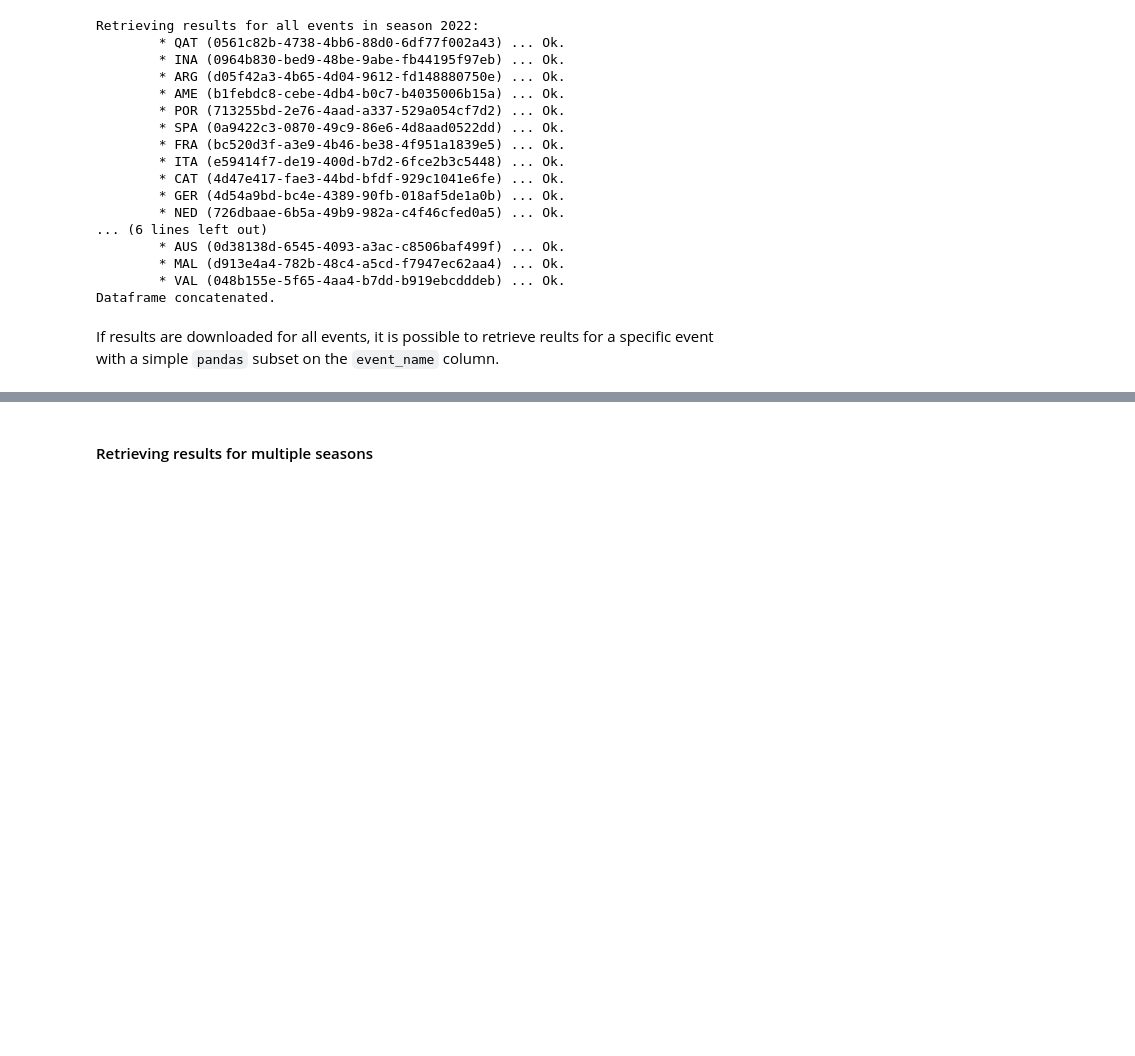
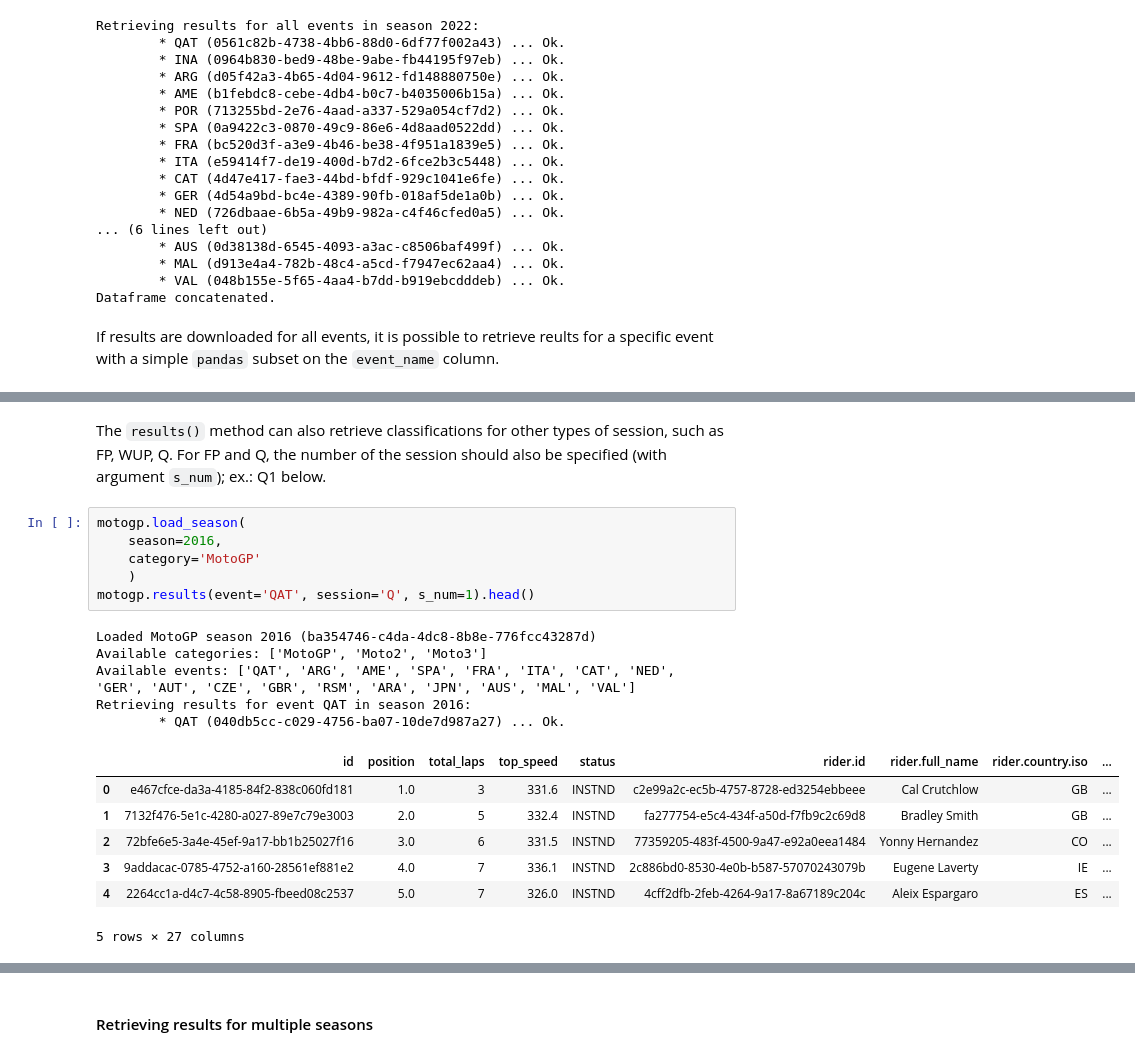
Before and after one commit to antobzzll/motogpdata, a Jupyter notebook: example.ipynb, the cells around one changed output, grey strips where cells are left out. Drawn from its saved outputs; the diff is of its cells as text; blank space fills up the shorter version.

```diff
--- a/example.ipynb
+++ b/example.ipynb
@@ -97,0 +90,21 @@ season_results[season_results['event_name'] == 'QAT']
+# %% [markdown]
+The `results()` method can also retrieve classifications for other types of session, such as FP, WUP, Q. For FP and Q, the number of the session should also be specified (with argument `s_num`); ex.: Q1 below.
+# %%
+motogp.load_season(
+    season=2016,
+    category='MotoGP'
+    )
+motogp.results(event='QAT', session='Q', s_num=1).head()
+# %% [output]
+Loaded MotoGP season 2016 (ba354746-c4da-4dc8-8b8e-776fcc43287d)
+Available categories: ['MotoGP', 'Moto2', 'Moto3']
+Available events: ['QAT', 'ARG', 'AME', 'SPA', 'FRA', 'ITA', 'CAT', 'NED', 'GER', 'AUT', 'CZE', 'GBR', 'RSM', 'ARA', 'JPN', 'AUS', 'MAL', 'VAL']
+Retrieving results for event QAT in season 2016:
+        * QAT (040db5cc-c029-4756-ba07-10de7d987a27) ... Ok.
+|  | id | position | total_laps | top_speed | status | rider.id | rider.full_name | rider.country.iso | ... |
+| 0 | e467cfce-da3a-4185-84f2-838c060fd181 | 1.0 | 3 | 331.6 | INSTND | c2e99a2c-ec5b-4757-8728-ed3254ebbeee | Cal Crutchlow | GB | ... |
+| 1 | 7132f476-5e1c-4280-a027-89e7c79e3003 | 2.0 | 5 | 332.4 | INSTND | fa277754-e5c4-434f-a50d-f7fb9c2c69d8 | Bradley Smith | GB | ... |
+| 2 | 72bfe6e5-3a4e-45ef-9a17-bb1b25027f16 | 3.0 | 6 | 331.5 | INSTND | 77359205-483f-4500-9a47-e92a0eea1484 | Yonny Hernandez | CO | ... |
+| 3 | 9addacac-0785-4752-a160-28561ef881e2 | 4.0 | 7 | 336.1 | INSTND | 2c886bd0-8530-4e0b-b587-57070243079b | Eugene Laverty | IE | ... |
+| 4 | 2264cc1a-d4c7-4c58-8905-fbeed08c2537 | 5.0 | 7 | 326.0 | INSTND | 4cff2dfb-2feb-4264-9a17-8a67189c204c | Aleix Espargaro | ES | ... |
+5 rows × 27 columns
```
Also changed, not shown: parts of 6 cells of this notebook, 1 other file.
